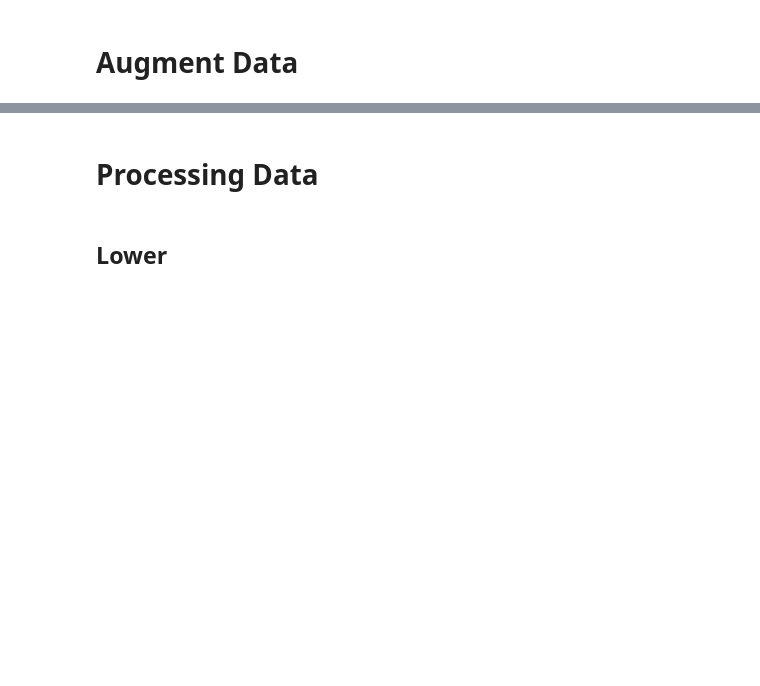
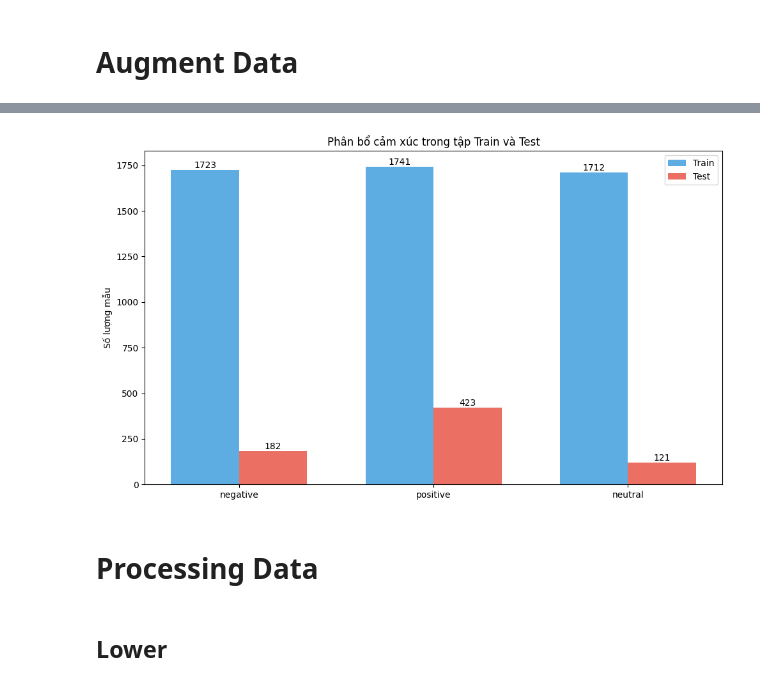
Before and after one commit to conanWinner/VKU_LAB_SENTIMENT, a Jupyter notebook: sa-lab1c2994695a3.ipynb, the cells around one changed output, grey strips where cells are left out. Drawn from its saved outputs; the diff is of its cells as text; code cells hidden in the pictures; blank space fills up the shorter version.

```diff
--- a/sa-lab1c2994695a3.ipynb
+++ b/sa-lab1c2994695a3.ipynb
@@ -35,12 +79,14 @@ print(f"Label mapping: {label_map}")
+# %%
+# drop polarity
+df = df.drop(columns=['polarity'])
+df_test = df_test.drop(columns=['polarity'])
 # %%
 label_names = ['negative', 'positive', 'neutral']
 # %%
 # df_merge = df['Sentence'] + ' [asp] ' + df['Aspect Term']
 # df = pd.concat([df, df_merge.rename('sentence')], axis=1)
-# %%
-df = df.drop(['polarity', 'id', 'from', 'to'], axis=1)
 # %%
 df = df[df['labels'] != 3]
-df
+df_test = df_test[df_test['labels'] != 3]
 # %% [markdown]
 # **Augment Data**
@@ -49,0 +93,3 @@ train_df, val_df = train_test_split(df, test_size=0.2, random_state=42)
+# %%
+train_df = df
+test_df = df_test
@@ -50,37 +128,39 @@ train_df, val_df = train_test_split(df, test_size=0.2, random_state=42)
 # %%
 import matplotlib.pyplot as plt
 
-def plot_sentiment_distribution(train_df, val_df):
+def plot_sentiment_distribution(train_df, test_df):
 
     # Count sentiments in train, test sets
     train_counts = train_df.value_counts().sort_index()
-    test_counts = val_df.value_counts().sort_index()
+    test_counts = test_df.value_counts().sort_index()
 
     # Set up the plot
     fig, ax = plt.subplots(figsize=(10, 6))
 
     # Plot bars
     x = range(len(train_counts))
     width = 0.35
     ax.bar([i - width/2 for i in x], train_counts.values, width, label='Train', alpha=0.8, color='#3498db')
     ax.bar([i + width/2 for i in x], test_counts.values, width, label='Test', alpha=0.8, color='#e74c3c')
 
     # Customize the plot
     ax.set_ylabel('Số lượng mẫu')
     ax.set_title('Phân bổ cảm xúc trong tập Train và Test')
     ax.set_xticks(x)
 
     ax.set_xticklabels(label_names)
 
     ax.legend()
 
     # Add value labels
     for i, v in enumerate(train_counts.values):
         ax.text(i - width/2, v, str(v), ha='center', va='bottom')
     for i, v in enumerate(test_counts.values):
         ax.text(i + width/2, v, str(v), ha='center', va='bottom')
 
     plt.tight_layout()
     plt.show()
 
-plot_sentiment_distribution(y_train, y_test)
+plot_sentiment_distribution(train_df['labels'], test_df['labels'])
+# %% [output]
+[figure, added]
```
Also changed, not shown: parts of 47 cells of this notebook.
